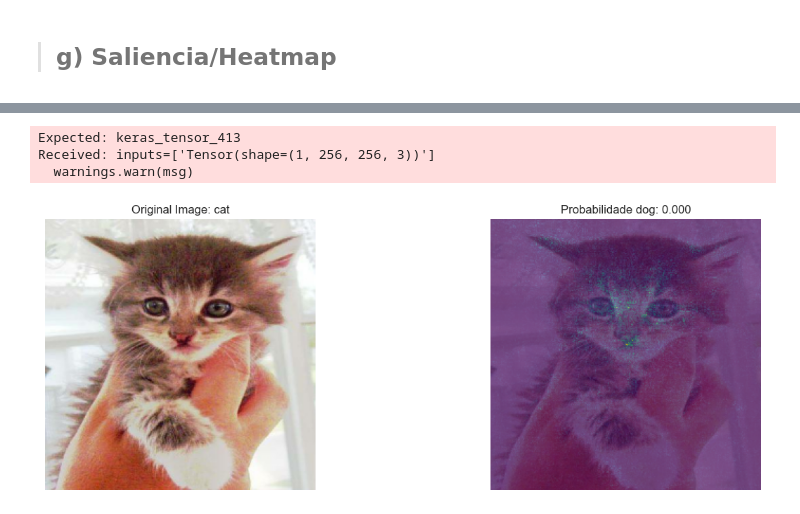
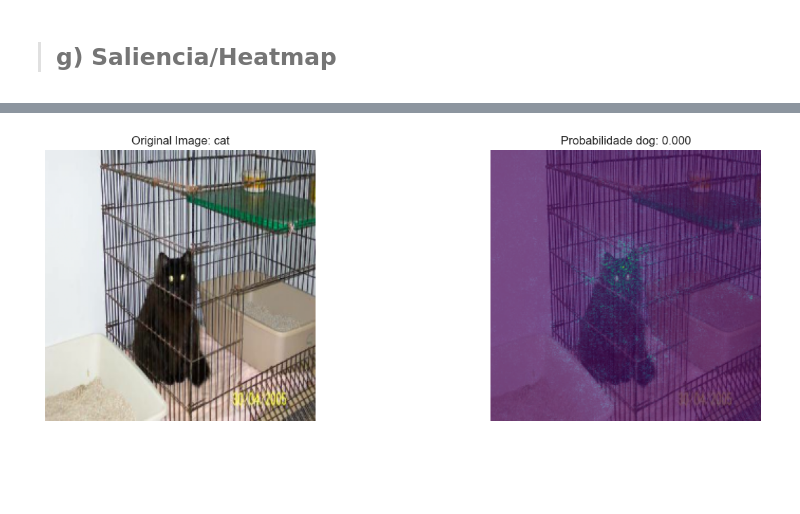
Before and after one commit to Kinpau/APVC_Projeto, a Jupyter notebook: APVC-Desafio2/notebooks/D2Parte3.ipynb, the cells around one changed output, grey strips where cells are left out. Drawn from its saved outputs; the diff is of its cells as text; code cells hidden in the pictures; blank space fills up the shorter version.

```diff
--- a/APVC-Desafio2/notebooks/D2Parte3.ipynb
+++ b/APVC-Desafio2/notebooks/D2Parte3.ipynb
@@ -390,7 +390,7 @@ plt.show()
 [figure]
 # %%
 # Carregar melhor modelo em validação
-model.load_weights("tmp/baseline.weights.h5")
+model.load_weights("tmp/transfer_learning.weights.h5")
 model.summary()
 # %% [output]
 Model: "sequential_1"
@@ -475,33 +475,30 @@ labels
 ['cat', 'dog']
 # %%
 train_list = list(train)
-score = CategoricalScore([0])
+score = BinaryScore(1)
 saliency = Saliency(model, clone=False)
 # %%
 # Load and preprocess an example image
-img_id = 0 # 5656
+img_id = 7 # 5656
 img = train_list[0][0][img_id]  # Tensor
 img_array = np.expand_dims(img, axis = 0)  # Normalize and add batch dimension, now numpy array
 # Compute saliency map
-saliency_map = saliency(score, img_array, smooth_samples=20, smooth_noise=0.2)
-saliency_map = normalize(saliency_map)
+saliency_map = saliency(score, img_array, smooth_samples=20, smooth_noise=0.2, normalize_map=True)
+# saliency_map = normalize(saliency_map)
 # Overlay saliency map on original image
 heatmap = cv2.cvtColor(cv2.applyColorMap(np.uint8(np.floor(saliency_map*255)).squeeze(), cv2.COLORMAP_VIRIDIS), cv2.COLOR_BGR2RGB)
 overlay = cv2.addWeighted(heatmap, 0.7, np.uint8(img), 0.3, 0)
 
 # Display results
 fig, ax = plt.subplots(1, 2, figsize=(15, 5))
 ax[0].imshow(img/255)
 ax[0].set_title(f"Original Image: {labels[int(train_list[0][1][img_id])]}")
 ax[0].axis("off")
 
 ax[1].imshow(overlay)
 ax[1].set_title(f"Probabilidade {labels[1]}: {train_preds[img_id]:.3f}")
 ax[1].axis("off")
 
 plt.show()
 # %% [output]
-Expected: keras_tensor_413
-Received: inputs=['Tensor(shape=(1, 256, 256, 3))']
-  warnings.warn(msg)
-[figure, old version]
+[figure, new version]
```
Also changed, not shown: parts of 5 cells of this notebook, 1 other file.
